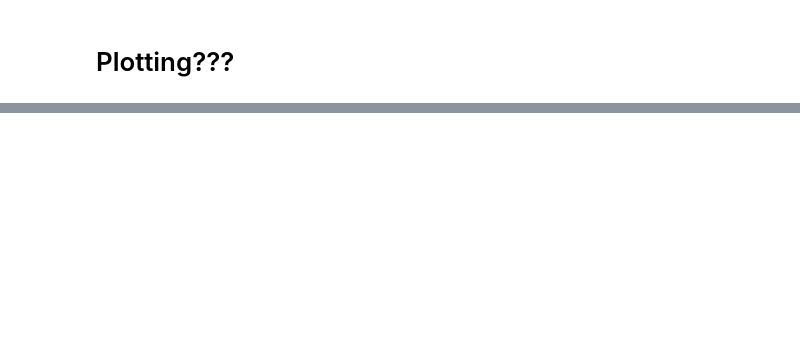
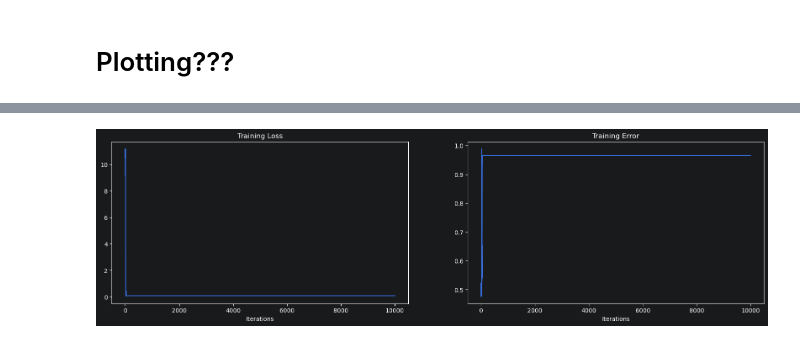
Before and after one commit to scyfyock/MLE-SS26, a Jupyter notebook: ex01.ipynb, the cells around one changed output, grey strips where cells are left out. Drawn from its saved outputs; the diff is of its cells as text; code cells hidden in the pictures; blank space fills up the shorter version.

Commit message:
search_lambda fix

```diff
--- a/ex01.ipynb
+++ b/ex01.ipynb
@@ -771,9 +761,9 @@ def for_svm_features2d(x: np.array):
 
     return f_1, f_2
 # %%
-_, beta, b = search_lambda(X_train, y_train)
+_, beta, b, t_loss, t_error = search_lambda(X_train, y_train)
 
-_, beta_2, b_2 = search_lambda(for_svm_features2d(X_train), y_train)
+_, beta_2, b_2, _, _ = search_lambda(for_svm_features2d(X_train), y_train)
 beta, b, beta_2, b_2
 # %% [output]
 [1.e-04 1.e-03 1.e-02 1.e-01 1.e+00 1.e+01 1.e+02]
@@ -917,0 +903,15 @@ plt.show()
+# %%
+iterations = range(len(t_loss))
+
+fig, axes = plt.subplots(1, 2, figsize=(20,5))
+
+axes[0].set_xlabel("Iterations")
+axes[0].set_title("Training Loss")
+axes[0].plot(iterations, t_loss)
+
+axes[1].set_xlabel("Iterations")
+axes[1].set_title("Training Error")
+axes[1].plot(iterations, t_error)
+plt.show()
+# %% [output]
+[figure, added]
```
Also changed, not shown: parts of 14 cells of this notebook.
